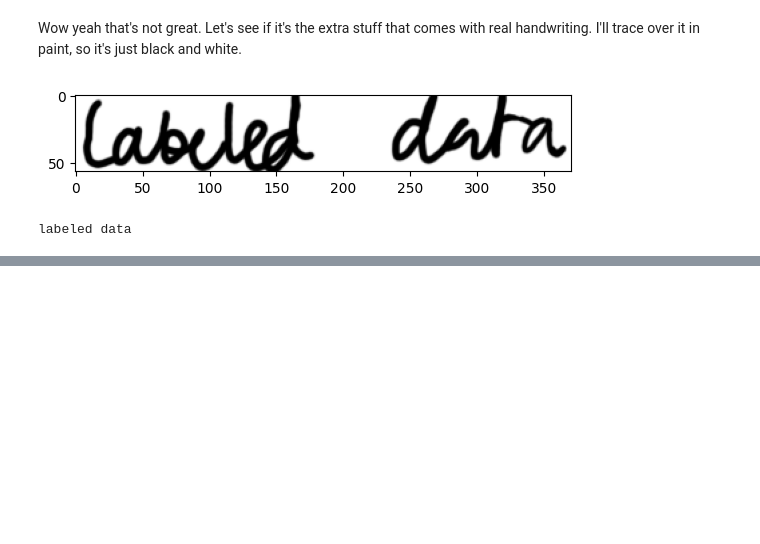
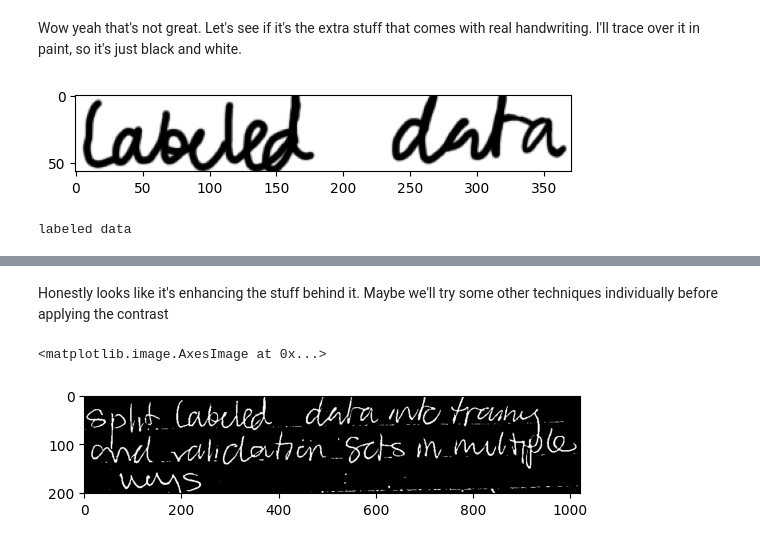
Before and after one commit to gjburke/note-transfer, a Jupyter notebook: development/text_detection.ipynb, the cells around one changed output, grey strips where cells are left out. Saved outputs shown, nothing was run; the diff lists cells and outputs as text; code cells hidden in the pictures; blank space fills up the shorter version.

```diff
--- a/development/text_detection.ipynb
+++ b/development/text_detection.ipynb
@@ -79,0 +118,17 @@ Okay that's good to see. SEe I'll definitely need to look into standardizing the
+# %% [markdown]
+Honestly looks like it's enhancing the stuff behind it. Maybe we'll try some other techniques individually before applying the contrast
+# %%
+# Adative threshold
+def apply_adaptive_threshold(image):
+    return cv2.adaptiveThreshold(
+        image, 255,
+        cv2.ADAPTIVE_THRESH_MEAN_C,
+        cv2.THRESH_BINARY_INV,
+        blockSize=15, C=50
+    )
+
+adaptive = apply_adaptive_threshold(gray)
+plt.imshow(adaptive, cmap='gray')
+# %% [output]
+<matplotlib.image.AxesImage at 0x...>
+[figure, added]
```
Also changed, not shown: parts of 27 cells of this notebook.
